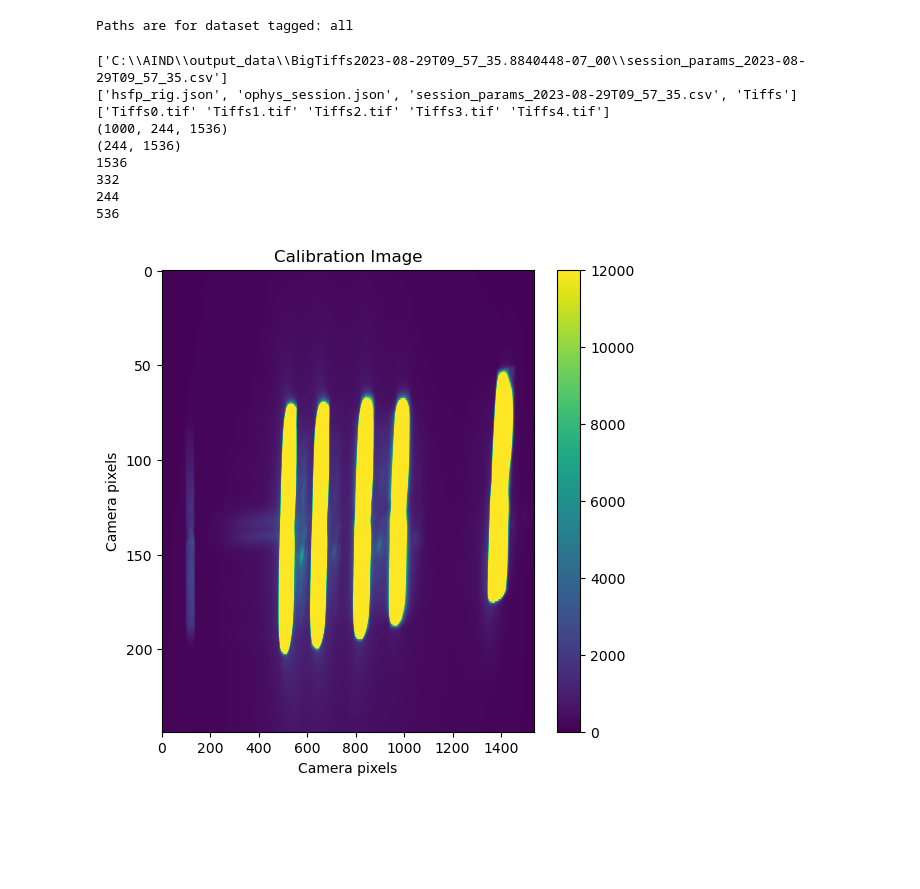
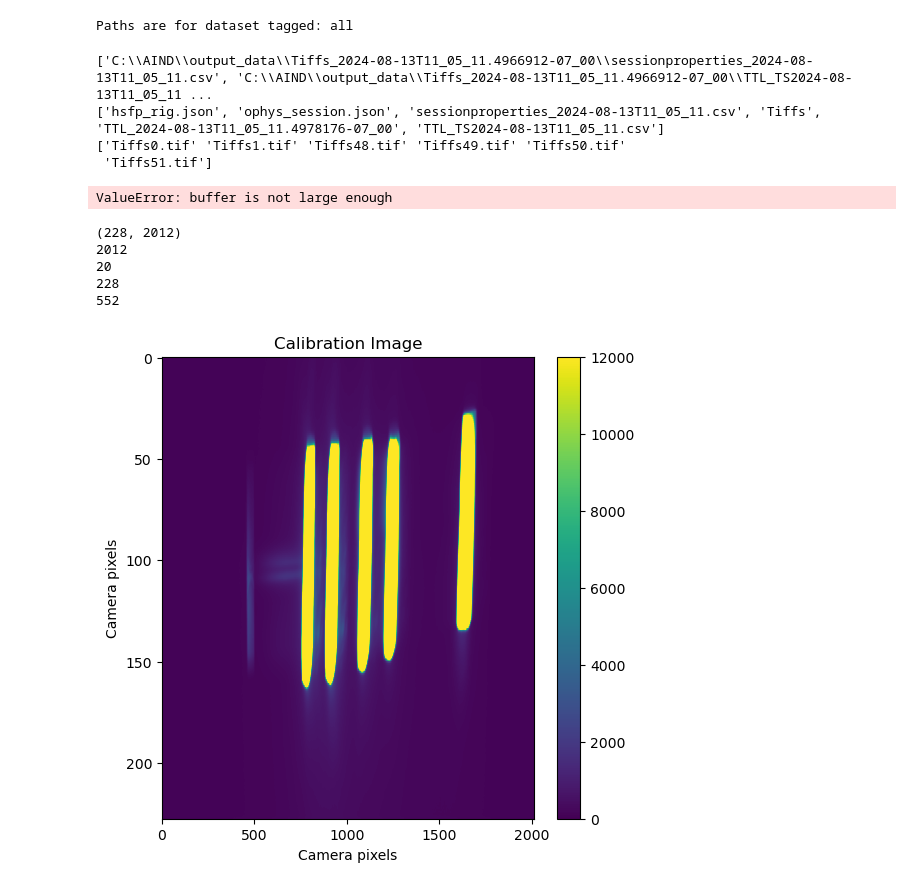
Before and after one commit to AllenNeuralDynamics/HSFPpreprocess, a Jupyter notebook: preprocess_01_unskewimage.ipynb, the cells around one changed output. Saved outputs shown, nothing was run; the diff lists cells and outputs as text; code cells hidden in the pictures; blank space fills up the shorter version.

```diff
--- a/preprocess_01_unskewimage.ipynb
+++ b/preprocess_01_unskewimage.ipynb
@@ -20,52 +21,59 @@ import cv2 as cv
 # %% [output]
 Paths are for dataset tagged: all
+# %%
+# Load calibration sequence images and metadata
+path = paths['calibration_data']
+metadata_file = glob.glob(os.path.join(path,'*.csv'))
+print(metadata_file)
+metadata = pd.read_csv(metadata_file[0])
+files = os.listdir(path)
+print(files)
+tiff_dir = os.path.join(path,files[3])
+tiff_files = os.listdir(tiff_dir)
+tiff_files = np.array(natsorted(tiff_files))
+print(tiff_files)
+tiff_file_path = os.path.join(tiff_dir,tiff_files[0])
+tiff = Image.open(tiff_file_path)
+image_sequence = []
+while True:
+    try:
+        image_sequence.append(np.array(tiff))
+        tiff.seek(tiff.tell() + 1)
+    except EOFError:
+        break
+# %% [output]
+['C:\\AIND\\output_data\\Tiffs_2024-08-13T11_05_11.4966912-07_00\\sessionproperties_2024-08-13T11_05_11.csv', 'C:\\AIND\\output_data\\Tiffs_2024-08-13T11_05_11.4966912-07_00\\TTL_TS2024-08-13T11_05_11 ...
+['hsfp_rig.json', 'ophys_session.json', 'sessionproperties_2024-08-13T11_05_11.csv', 'Tiffs', 'TTL_2024-08-13T11_05_11.4978176-07_00', 'TTL_TS2024-08-13T11_05_11.csv']
+['Tiffs0.tif' 'Tiffs1.tif' 'Tiffs48.tif' 'Tiffs49.tif' 'Tiffs50.tif'
+ 'Tiffs51.tif']
+ValueError: buffer is not large enough
 # %%
-# Load calibration sequence images and metadata
-path = paths['calibration_data']
-metadata_file = glob.glob(os.path.join(path,'*.csv'))
-print(metadata_file)
-metadata = pd.read_csv(metadata_file[0])
-files = os.listdir(path)
-print(files)
-tiff_dir = os.path.join(path,files[3])
-tiff_files = os.listdir(tiff_dir)
-tiff_files = np.array(natsorted(tiff_files))
-print(tiff_files)
-tiff_file_path = os.path.join(tiff_dir,tiff_files[0])
-img = io.imread(tiff_file_path)
-print(img.shape)
 # Average all frames
+img = np.array(image_sequence)
 img2d = img.mean(axis=0)
 print(img2d.shape)
 width = metadata.Width[0]
 print(width)
-Xoffset = metadata.XOffset[0]
+Xoffset = metadata.Left[0]
 print(Xoffset)
 height = metadata.Height[0]
 print(height)
-Yoffset = metadata.YOffset[0]
+Yoffset = metadata.Top[0]
 print(Yoffset)
-
 img_to_unskew = np.array(img2d)
 f,ax = plt.subplots(figsize=(6,6))
-
-
 i = ax.imshow(img_to_unskew, aspect='auto', vmin=0, vmax=12000)
 ax.set(xlabel='Camera pixels', ylabel='Camera pixels', title='Calibration Image')
 ax.grid(False)
 f.colorbar(i,ax=ax)
 plt.show()
 # %% [output]
-['C:\\AIND\\output_data\\BigTiffs2023-08-29T09_57_35.8840448-07_00\\session_params_2023-08-29T09_57_35.csv']
-['hsfp_rig.json', 'ophys_session.json', 'session_params_2023-08-29T09_57_35.csv', 'Tiffs']
-['Tiffs0.tif' 'Tiffs1.tif' 'Tiffs2.tif' 'Tiffs3.tif' 'Tiffs4.tif']
-(1000, 244, 1536)
-(244, 1536)
-1536
-332
-244
-536
+(228, 2012)
+2012
+20
+228
+552
-[figure, old version]
+[figure, new version]
 # %%
 # Extract rotation of image to flatten spectrum
 h_line = np.mean(img_to_unskew,axis=0)
```
Also changed, not shown: parts of 7 cells of this notebook, 18 other files.
